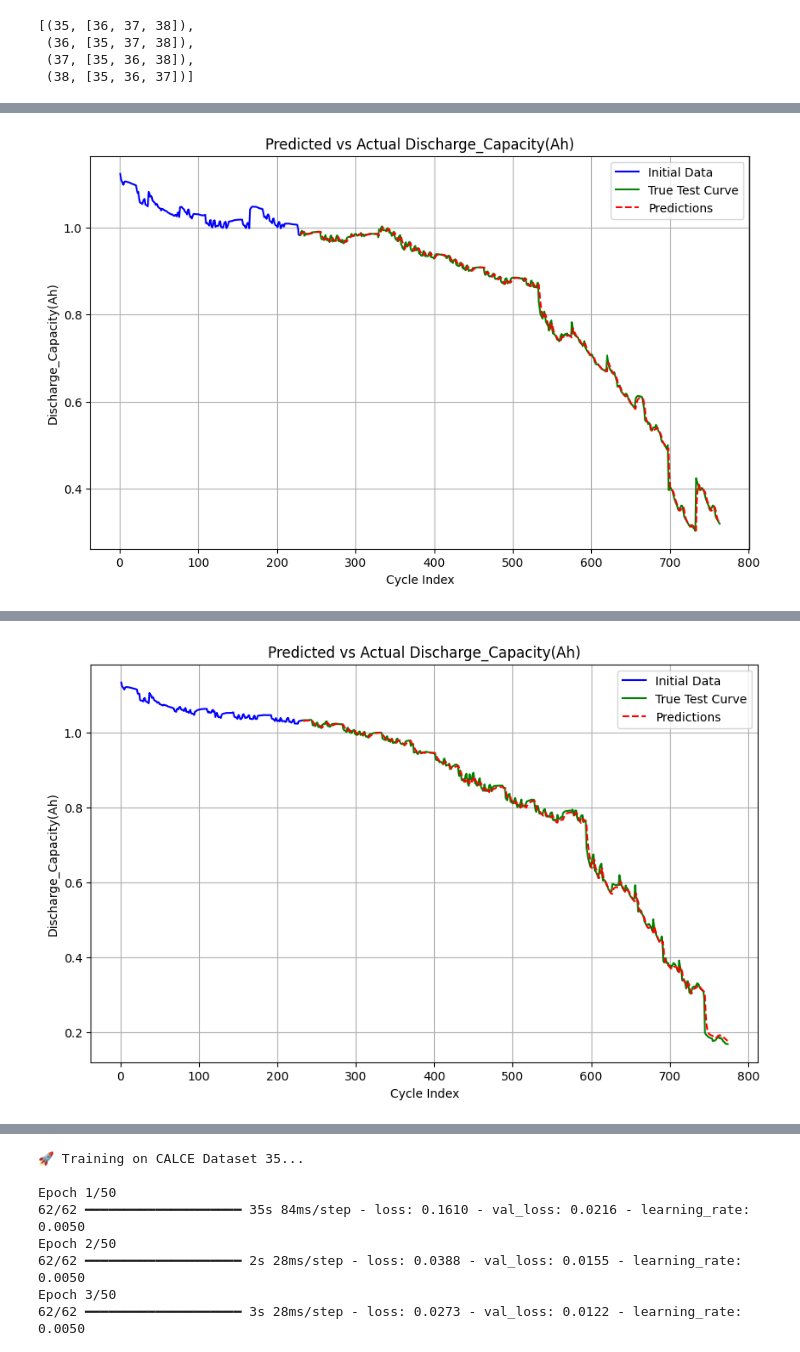
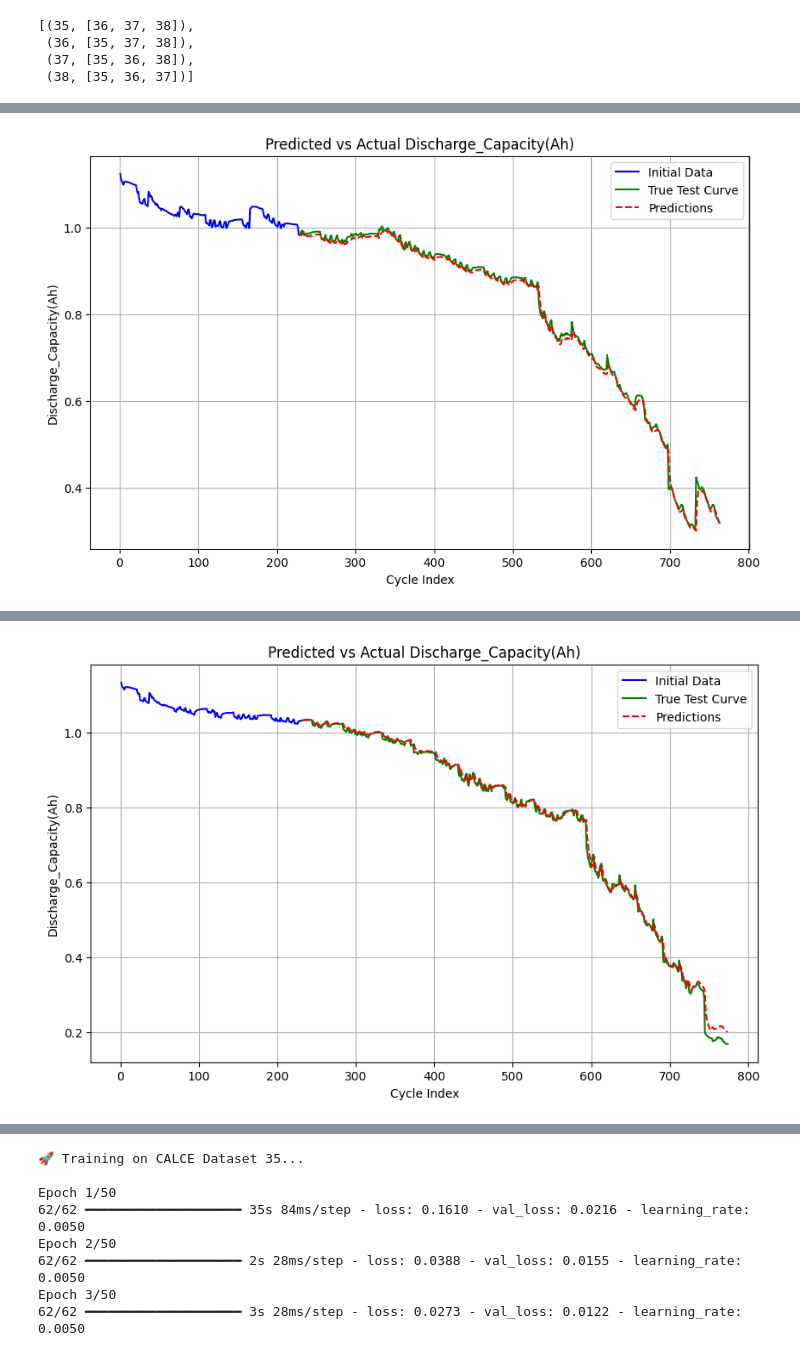
Before and after one commit to Shubham-Mate/Battery-RUL-Prediction, a Jupyter notebook: Tensorflow_Models.ipynb, the cells around one changed output, grey strips where cells are left out. Saved outputs shown, nothing was run; the diff lists cells and outputs as text; code cells hidden in the pictures.

```diff
--- a/Tensorflow_Models.ipynb
+++ b/Tensorflow_Models.ipynb
@@ -629,12 +629,12 @@ for test_battery, training_batteries in test_and_trains:
     trainX, trainY = [], []
 
     for battery in training_batteries:
-        x, y = generate_sliding_window_data(dfs[battery]['Discharge_Capacity(Ah)'], window_size=5)
+        x, y = generate_sliding_window_data(dfs[battery]['Discharge_Capacity(Ah)'], window_size=10)
         trainX.extend(x)
         trainY.extend(y)
 
     trainX, trainY = np.array(trainX), np.array(trainY)
-    testX, testY = generate_sliding_window_data(dfs[test_battery]['Discharge_Capacity(Ah)'], window_size=5)
+    testX, testY = generate_sliding_window_data(dfs[test_battery]['Discharge_Capacity(Ah)'], window_size=10)
     testX, testY = np.array(testX), np.array(testY)
 
     # Split training data into train and validation sets
@@ -733,7 +733,7 @@ for i in range(4):
     print(f'🚀 RMSE: {metrics["RMSE"]:}, MAE: {metrics["MAE"]:}')
 
     # Plot Predictions
-    plot_predictions(model, dfs, test_and_trains[i][0], generate_sliding_window_data, MIN, DIFF, 'Discharge_Capacity(Ah)', 30, 5)
+    plot_predictions(model, dfs, test_and_trains[i][0], generate_sliding_window_data, MIN, DIFF, 'Discharge_Capacity(Ah)', 30, 10)
 # %% [output]
 🚀 Training on CALCE Dataset 1...
 
@@ -755,4 +755,4 @@ Epoch 5/50
-[figure, old version]
+[figure, new version]
 🚀 Training on CALCE Dataset 2...
 
 Epoch 1/50
@@ -773,4 +773,4 @@ Epoch 5/50
-[figure, old version]
+[figure, new version]
 🚀 Training on CALCE Dataset 3...
 
 Epoch 1/50
```
Also changed, not shown: parts of 2 cells of this notebook, 10 other files.
